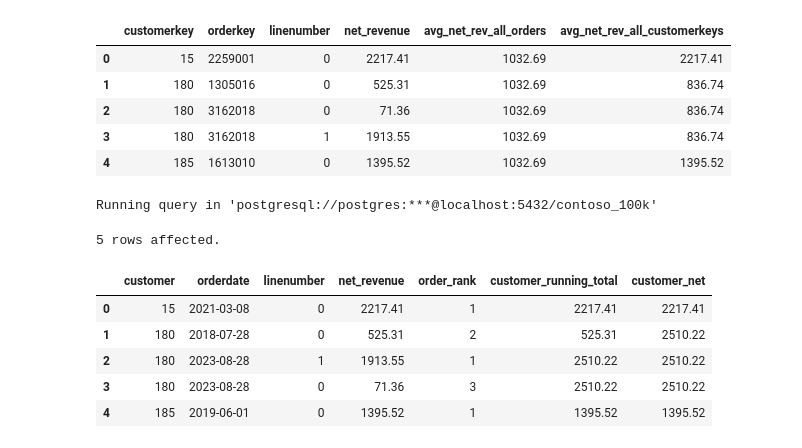
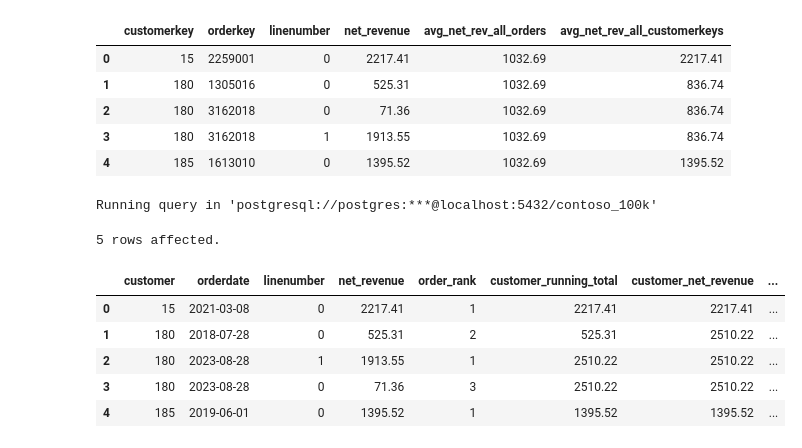
Before and after one commit to OwlNet-C/DataAnalytics, a Jupyter notebook: Resources/Blank_SQL_Notebook.ipynb, the cells around one changed output. Saved outputs shown, nothing was run; the diff lists cells and outputs as text; code cells hidden in the pictures.

```diff
--- a/Resources/Blank_SQL_Notebook.ipynb
+++ b/Resources/Blank_SQL_Notebook.ipynb
@@ -857,27 +857,28 @@ Running query in 'postgresql://postgres:***@localhost:5432/contoso_100k'
 # %%
 %%sql
 
 select
   customerkey as customer,
   orderdate,
   linenumber,
   (quantity * netprice * exchangerate) as net_revenue,
   ROW_NUMBER() OVER (
     PARTITION BY customerkey
     order by quantity * netprice* exchangerate desc) as order_rank,
   SUM(quantity * netprice* exchangerate) over (
     partition by customerkey
     order by orderdate) as customer_running_total,
-      SUM(quantity * netprice* exchangerate) over(partition by customerkey) as customer_net
+      SUM(quantity * netprice* exchangerate) over(partition by customerkey) as customer_net_revenue,
+      (quantity * netprice* exchangerate) / sum(quantity * netprice* exchangerate) over() as customerPCT
 from sales
 order by customerkey, orderdate
 limit 5
 # %% [output]
 Running query in 'postgresql://postgres:***@localhost:5432/contoso_100k'
 5 rows affected.
-|  | customer | orderdate | linenumber | net_revenue | order_rank | customer_running_total | customer_net |
-| 0 | 15 | 2021-03-08 | 0 | 2217.41 | 1 | 2217.41 | 2217.41 |
-| 1 | 180 | 2018-07-28 | 0 | 525.31 | 2 | 525.31 | 2510.22 |
-| 2 | 180 | 2023-08-28 | 1 | 1913.55 | 1 | 2510.22 | 2510.22 |
-| 3 | 180 | 2023-08-28 | 0 | 71.36 | 3 | 2510.22 | 2510.22 |
-| 4 | 185 | 2019-06-01 | 0 | 1395.52 | 1 | 1395.52 | 1395.52 |
+|  | customer | orderdate | linenumber | net_revenue | order_rank | customer_running_total | customer_net_revenue | ... |
+| 0 | 15 | 2021-03-08 | 0 | 2217.41 | 1 | 2217.41 | 2217.41 | ... |
+| 1 | 180 | 2018-07-28 | 0 | 525.31 | 2 | 525.31 | 2510.22 | ... |
+| 2 | 180 | 2023-08-28 | 1 | 1913.55 | 1 | 2510.22 | 2510.22 | ... |
+| 3 | 180 | 2023-08-28 | 0 | 71.36 | 3 | 2510.22 | 2510.22 | ... |
+| 4 | 185 | 2019-06-01 | 0 | 1395.52 | 1 | 1395.52 | 1395.52 | ... |
```
Also changed, not shown: parts of 5 cells of this notebook.
